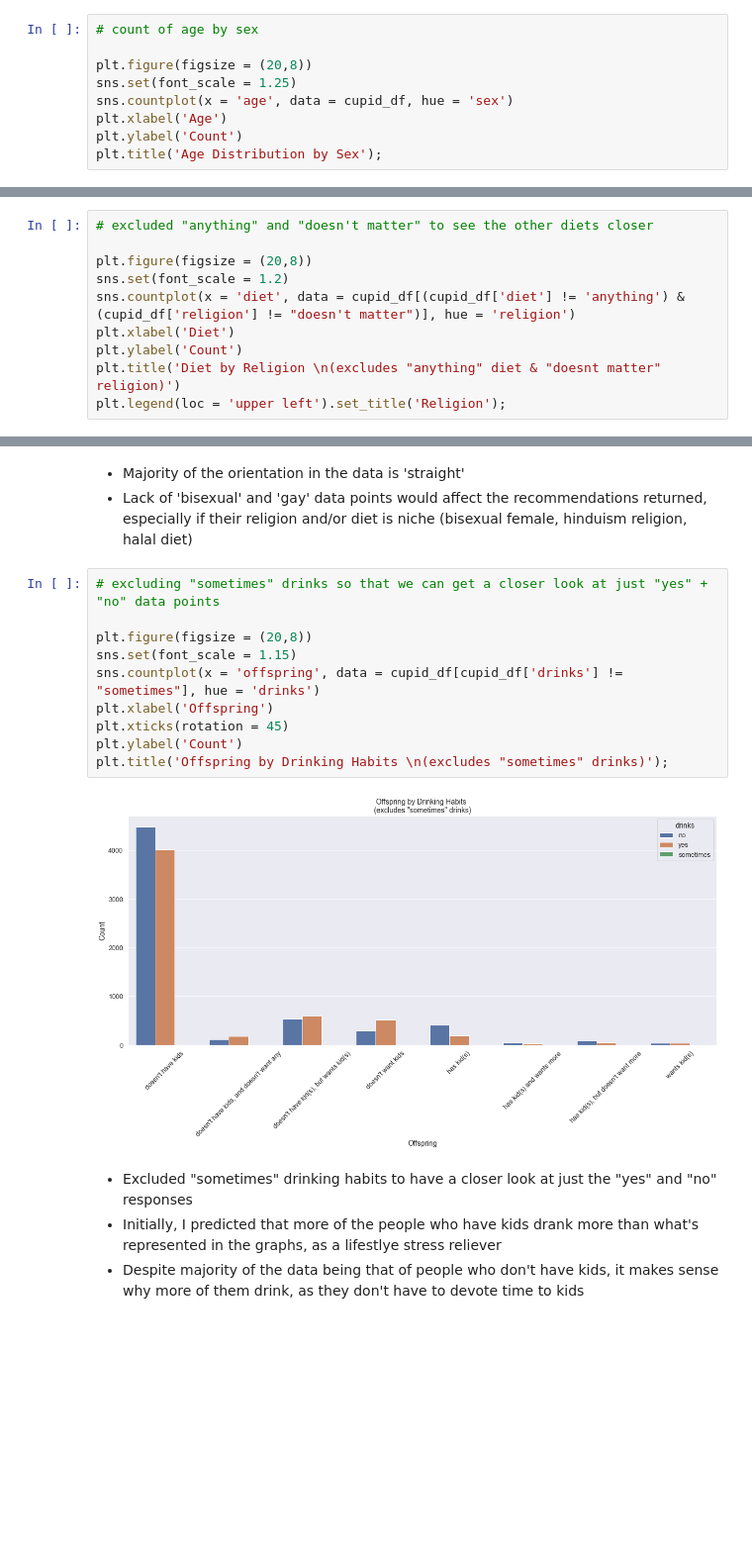
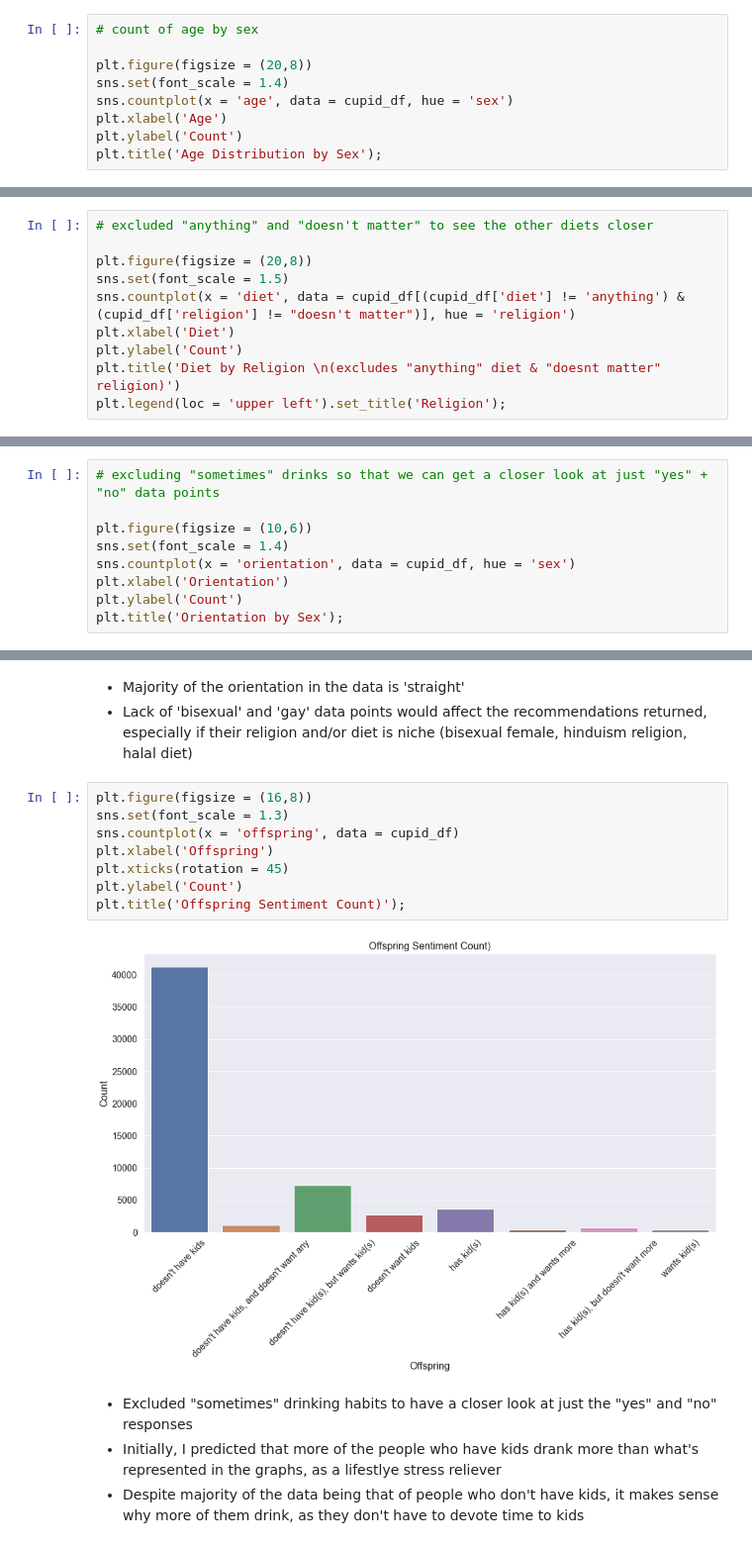
Before and after one commit to vleong1/capstone_proj, a Jupyter notebook: 05_EDA-data-viz.ipynb, the cells around one changed output, grey strips where cells are left out. Shown: that part at 99% size. Cells and saved outputs as stored; diff of their text form; blank space fills up the shorter version.

```diff
--- a/05_EDA-data-viz.ipynb
+++ b/05_EDA-data-viz.ipynb
@@ -23,7 +23,7 @@ cupid_df.head(3)
 # count of age by sex
 
 plt.figure(figsize = (20,8))
-sns.set(font_scale = 1.25)
+sns.set(font_scale = 1.4)
 sns.countplot(x = 'age', data = cupid_df, hue = 'sex')
 plt.xlabel('Age')
 plt.ylabel('Count')
@@ -45,0 +58,10 @@ plt.title('Religion Count \n(excludes "doesnt matter" religion)');
+# %%
+# excluded "anything" and "doesn't matter" to see the other diets closer
+
+plt.figure(figsize = (20,8))
+sns.set(font_scale = 1.5)
+sns.countplot(x = 'diet', data = cupid_df[(cupid_df['diet'] != 'anything') & (cupid_df['religion'] != "doesn't matter")], hue = 'religion')
+plt.xlabel('Diet')
+plt.ylabel('Count')
+plt.title('Diet by Religion \n(excludes "anything" diet & "doesnt matter" religion)')
+plt.legend(loc = 'upper left').set_title('Religion');
@@ -68,10 +78,0 @@ plt.title('Diet Count');
-# %%
-# excluded "anything" and "doesn't matter" to see the other diets closer
-
-plt.figure(figsize = (20,8))
-sns.set(font_scale = 1.2)
-sns.countplot(x = 'diet', data = cupid_df[(cupid_df['diet'] != 'anything') & (cupid_df['religion'] != "doesn't matter")], hue = 'religion')
-plt.xlabel('Diet')
-plt.ylabel('Count')
-plt.title('Diet by Religion \n(excludes "anything" diet & "doesnt matter" religion)')
-plt.legend(loc = 'upper left').set_title('Religion');
@@ -91,0 +79,9 @@ plt.title('Orientation Count');
+# %%
+# excluding "sometimes" drinks so that we can get a closer look at just "yes" + "no" data points
+
+plt.figure(figsize = (10,6))
+sns.set(font_scale = 1.4)
+sns.countplot(x = 'orientation', data = cupid_df, hue = 'sex')
+plt.xlabel('Orientation')
+plt.ylabel('Count')
+plt.title('Orientation by Sex');
@@ -93,17 +91,15 @@ plt.title('Orientation Count');
 - Majority of the orientation in the data is 'straight'
 - Lack of 'bisexual' and 'gay' data points would affect the recommendations returned, especially if their religion and/or diet is niche (bisexual female, hinduism religion, halal diet)
 # %%
-# excluding "sometimes" drinks so that we can get a closer look at just "yes" + "no" data points
-
-plt.figure(figsize = (20,8))
-sns.set(font_scale = 1.15)
-sns.countplot(x = 'offspring', data = cupid_df[cupid_df['drinks'] != "sometimes"], hue = 'drinks')
+plt.figure(figsize = (16,8))
+sns.set(font_scale = 1.3)
+sns.countplot(x = 'offspring', data = cupid_df)
 plt.xlabel('Offspring')
 plt.xticks(rotation = 45)
 plt.ylabel('Count')
-plt.title('Offspring by Drinking Habits \n(excludes "sometimes" drinks)');
+plt.title('Offspring Sentiment Count)');
 # %% [output]
-[figure, old version]
+[figure, new version]
 # %% [markdown]
 - Excluded "sometimes" drinking habits to have a closer look at just the "yes" and "no" responses
 - Initially, I predicted that more of the people who have kids drank more than what's represented in the graphs, as a lifestlye stress reliever
```
Also changed, not shown: parts of 16 cells of this notebook, 4 other files.
